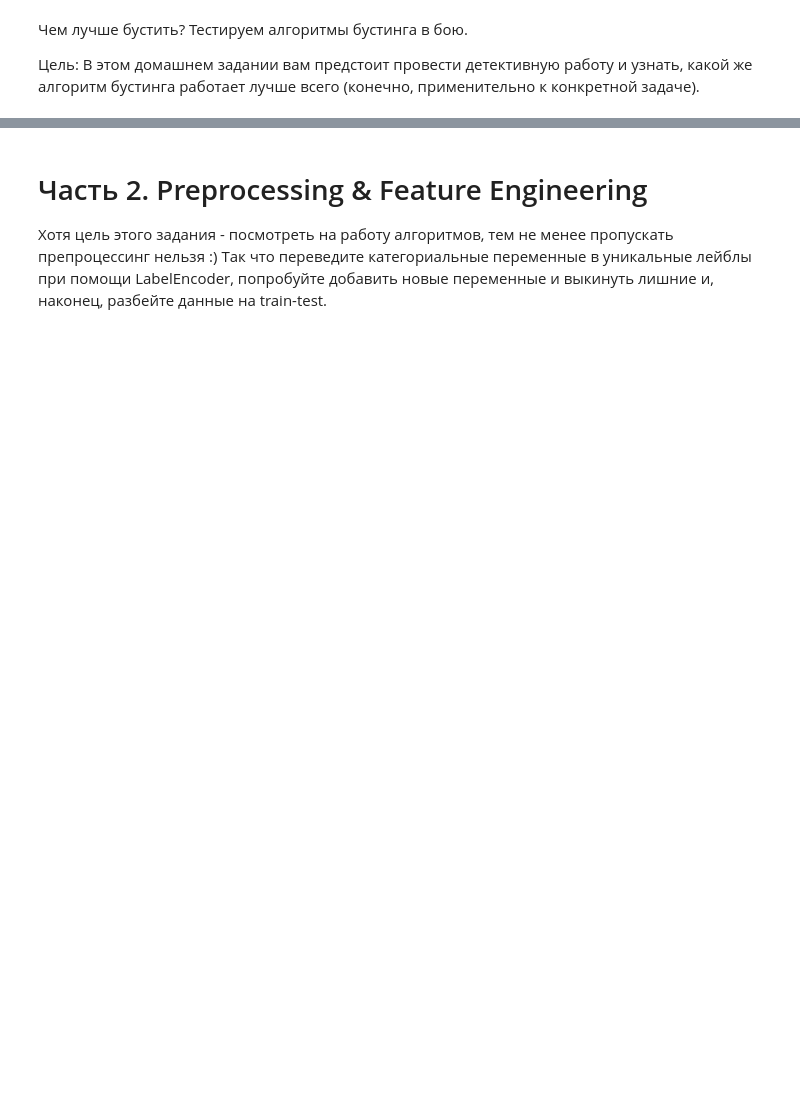
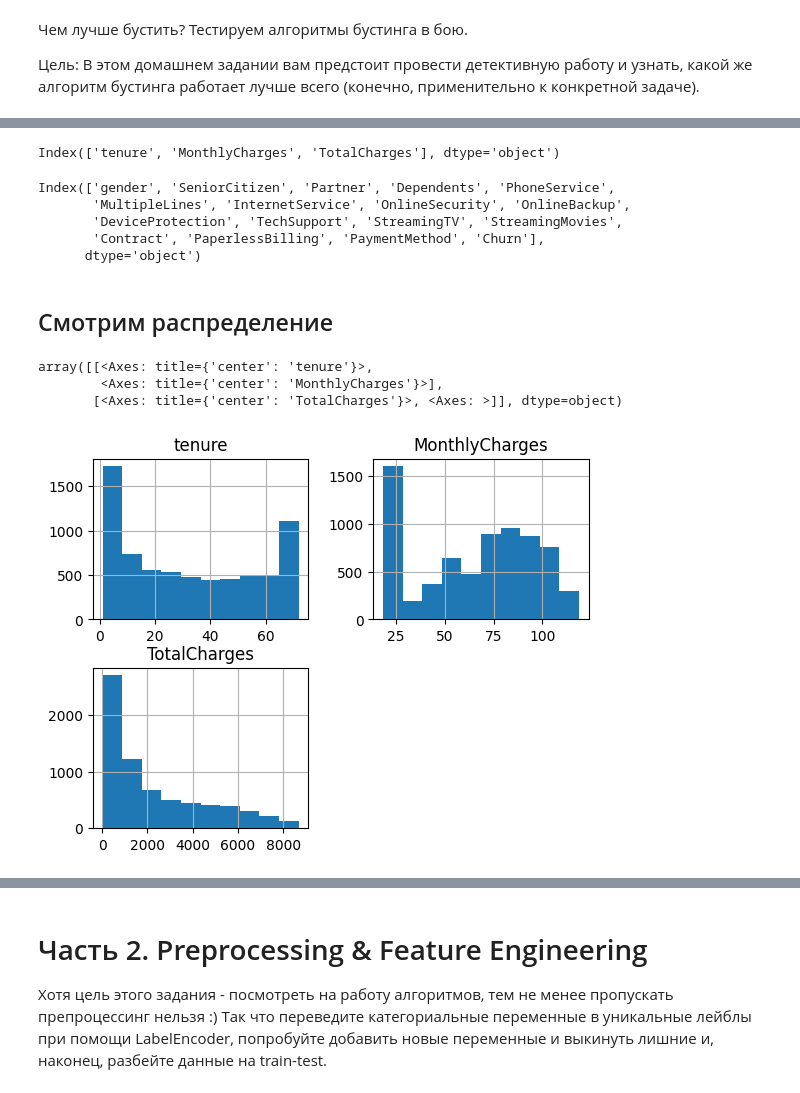
Before and after one commit to vadych/otus-ml-prof, a Jupyter notebook: home_work/hw_01.ipynb, the cells around one changed output, grey strips where cells are left out. Saved outputs shown, nothing was run; the diff lists cells and outputs as text; code cells hidden in the pictures; blank space fills up the shorter version.

```diff
--- a/home_work/hw_01.ipynb
+++ b/home_work/hw_01.ipynb
@@ -10,0 +41,3 @@
+# %%
+df = pd.read_csv("WA_Fn-UseC_-Telco-Customer-Churn.csv")
+df.head()
@@ -10,0 +88,5 @@
+# %%
+# В 11 строках есть пропуски в TotalCharges. Удалим их, что бы не мешали
+
+df = df.drop(df[df.TotalCharges == ' '].index)
+df['TotalCharges'] = df['TotalCharges'].astype(float)
@@ -10,0 +145,23 @@
+# %%
+num_cols = df.select_dtypes(include=['int64', 'float64']).columns.drop('SeniorCitizen')
+num_cols
+# %% [output]
+Index(['tenure', 'MonthlyCharges', 'TotalCharges'], dtype='object')
+# %%
+cat_cols = df.columns.drop(num_cols).drop('customerID')
+cat_cols
+# %% [output]
+Index(['gender', 'SeniorCitizen', 'Partner', 'Dependents', 'PhoneService',
+       'MultipleLines', 'InternetService', 'OnlineSecurity', 'OnlineBackup',
+       'DeviceProtection', 'TechSupport', 'StreamingTV', 'StreamingMovies',
+       'Contract', 'PaperlessBilling', 'PaymentMethod', 'Churn'],
+      dtype='object')
+# %% [markdown]
+## Смотрим распределение
+# %%
+df[num_cols].hist()
+# %% [output]
+array([[<Axes: title={'center': 'tenure'}>,
+        <Axes: title={'center': 'MonthlyCharges'}>],
+       [<Axes: title={'center': 'TotalCharges'}>, <Axes: >]], dtype=object)
+[figure, added]
```
Also changed, not shown: parts of 15 cells of this notebook, 2 other files.
